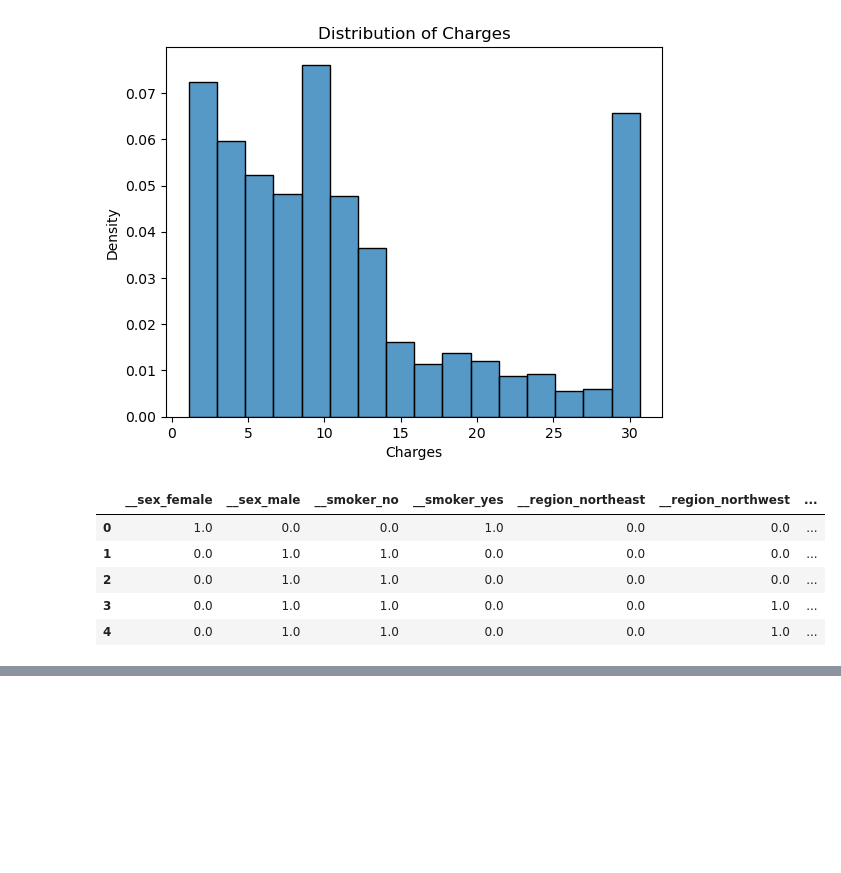
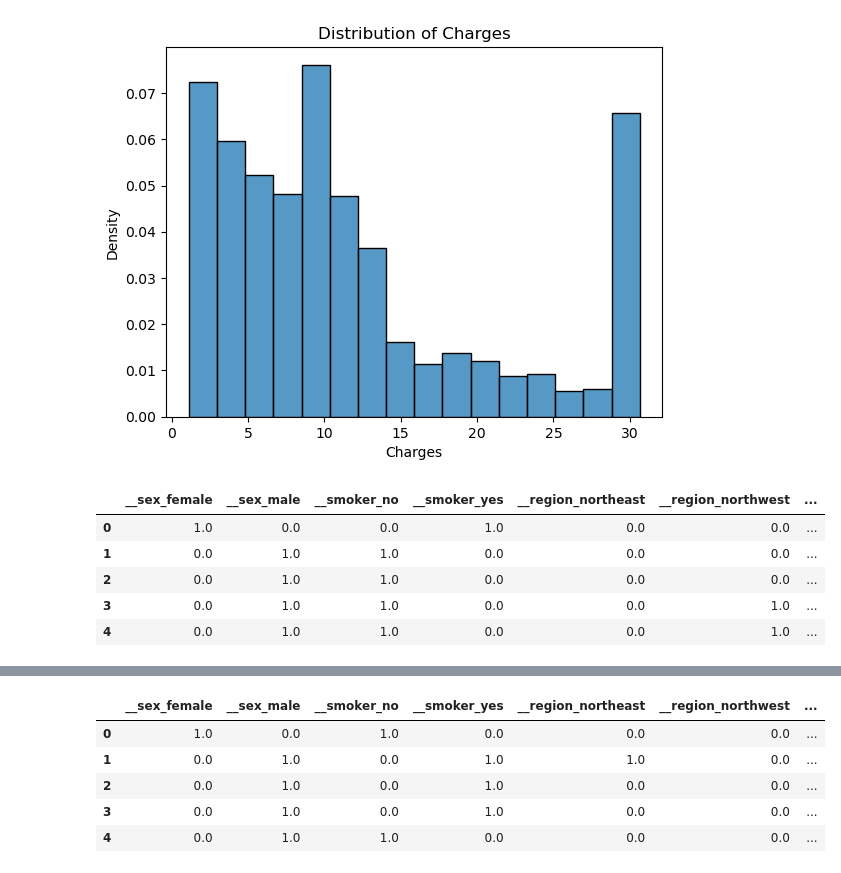
Before and after one commit to uyenhoang99/Real-World-Projects, a Jupyter notebook: Python/from_data_to_dollars_predicting_insurance_charges.ipynb, the cells around one changed output, grey strips where cells are left out. Saved outputs shown, nothing was run; the diff lists cells and outputs as text; code cells hidden in the pictures; blank space fills up the shorter version.

```diff
--- a/Python/from_data_to_dollars_predicting_insurance_charges.ipynb
+++ b/Python/from_data_to_dollars_predicting_insurance_charges.ipynb
@@ -455,0 +468,4 @@ X_train, X_test, y_train, y_test = train_test_split(X, y, test_size=0.2, random_
+# %%
+# Import the 'validation_dataset.csv'
+val_dataset = pd.read_csv("datasets/validation_dataset.csv")
+val_dataset.head()
@@ -455,0 +479,16 @@ X_train, X_test, y_train, y_test = train_test_split(X, y, test_size=0.2, random_
+# %%
+# OneHotEncoding the validation dataset
+encoder = OneHotEncoder(handle_unknown='ignore')
+categorical_features = ['sex', 'smoker', 'region']
+ct = ColumnTransformer([('', encoder, categorical_features)], remainder='passthrough')
+encoded_data = ct.fit_transform(val_dataset)
+encoded_val_df = pd.DataFrame(encoded_data, columns = ct.get_feature_names_out())
+
+encoded_val_df.head()
+# %% [output]
+|  | __sex_female | __sex_male | __smoker_no | __smoker_yes | __region_northeast | __region_northwest | ... |
+| 0 | 1.0 | 0.0 | 1.0 | 0.0 | 0.0 | 0.0 | ... |
+| 1 | 0.0 | 1.0 | 0.0 | 1.0 | 1.0 | 0.0 | ... |
+| 2 | 0.0 | 1.0 | 0.0 | 1.0 | 0.0 | 0.0 | ... |
+| 3 | 0.0 | 1.0 | 0.0 | 1.0 | 0.0 | 0.0 | ... |
+| 4 | 0.0 | 1.0 | 1.0 | 0.0 | 0.0 | 0.0 | ... |
```
Also changed, not shown: parts of 15 cells of this notebook, 1 other file.
